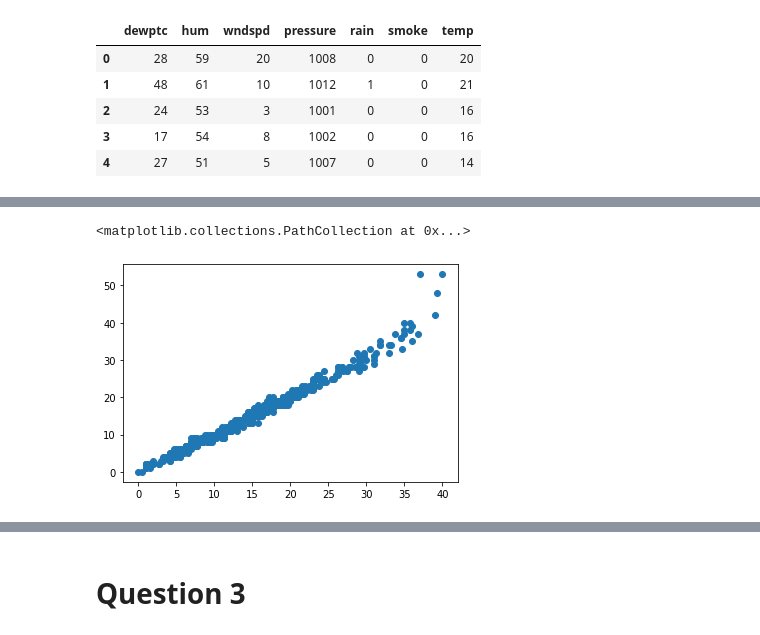
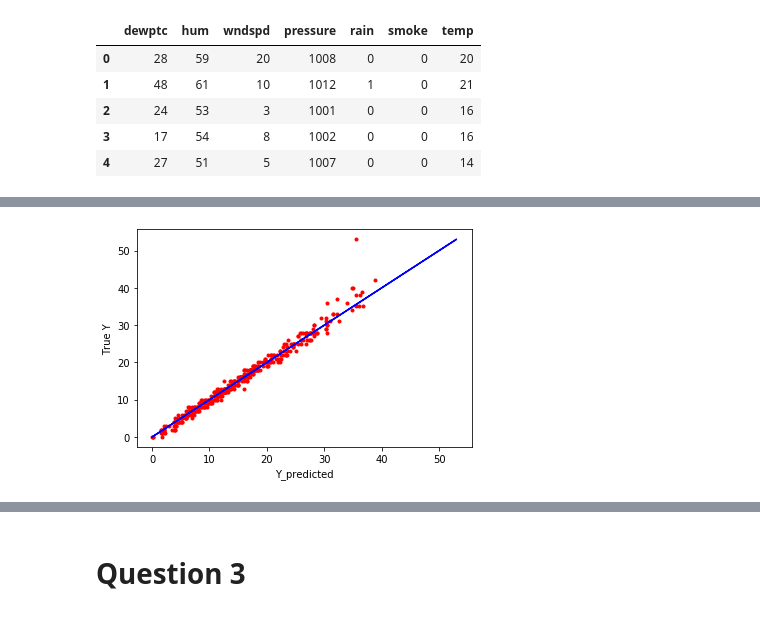
Before and after one commit to varundesai10/ELL409_Assignment1, a Jupyter notebook: K_Nearest_Neighbour.ipynb, the cells around one changed output, grey strips where cells are left out. Cells and saved outputs as stored; diff of their text form; code cells hidden in the pictures.

```diff
--- a/K_Nearest_Neighbour.ipynb
+++ b/K_Nearest_Neighbour.ipynb
@@ -219,9 +219,9 @@ plt.plot(error)
 # %%
-plt.scatter(y_predict, Y_test_2)
+plt.plot(y_predict, Y_test_2 , 'r.')
+plt.plot(Y_test_2, Y_test_2, 'b')
 plt.xlabel('Y_predicted'); plt.ylabel('True Y');
 # %% [output]
-<matplotlib.collections.PathCollection at 0x...>
-[figure, old version]
+[figure, new version]
 # %%
 from tqdm import tqdm
 loss = []
```
Also changed, not shown: parts of 6 cells of this notebook.
